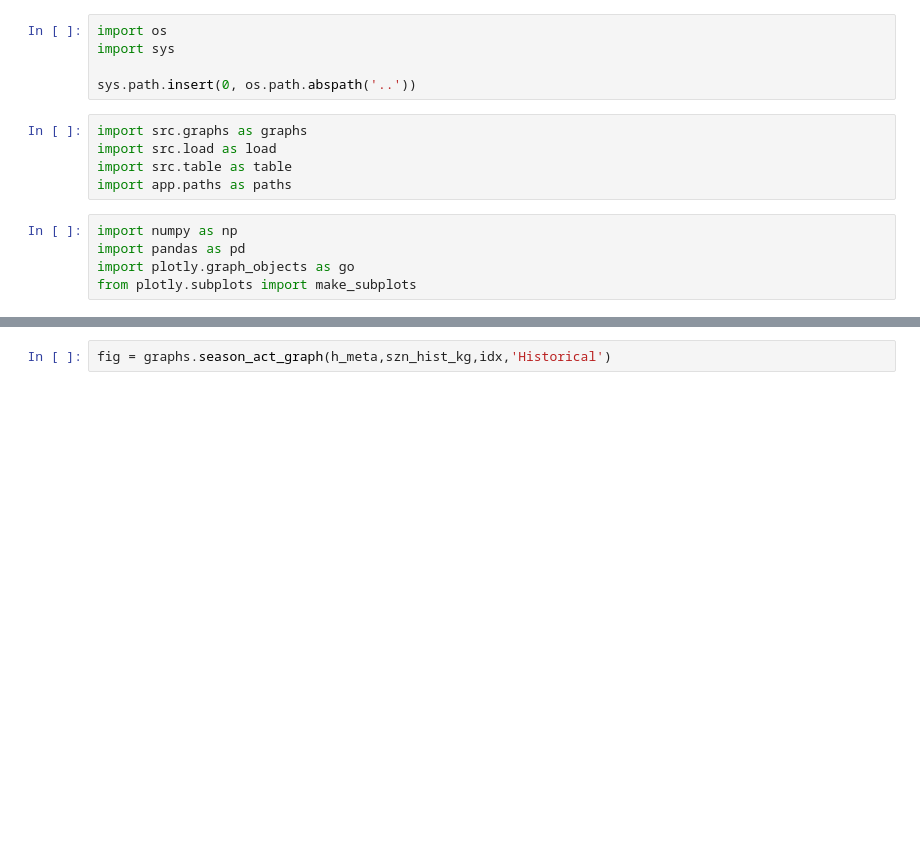
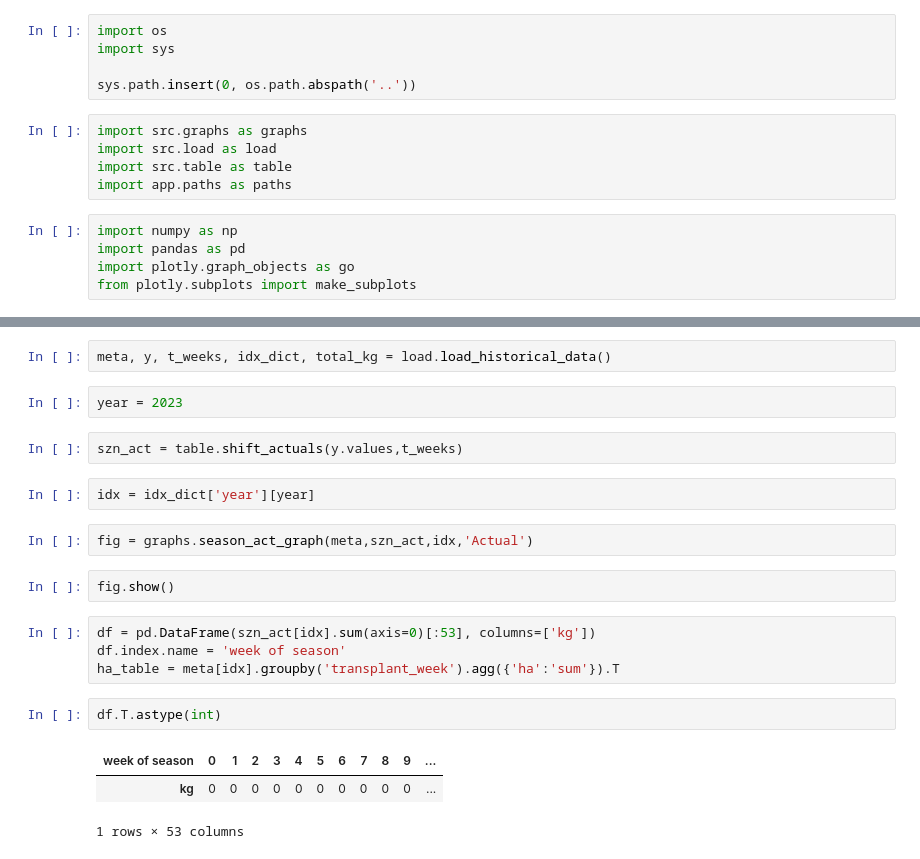
Before and after one commit to ZakirBAhmad/CherryOnTop, a Jupyter notebook: storyboard/hist.ipynb, the cells around one changed output, grey strips where cells are left out. Drawn from its saved outputs; the diff is of its cells as text; blank space fills up the shorter version.

```diff
--- a/storyboard/hist.ipynb
+++ b/storyboard/hist.ipynb
@@ -29,2 +16,22 @@ idx = h_idx_dict['year'][yearr]
+# %%
+meta, y, t_weeks, idx_dict, total_kg = load.load_historical_data()
+# %%
+year = 2023
+# %%
+szn_act = table.shift_actuals(y.values,t_weeks)
+# %%
+idx = idx_dict['year'][year]
 # %%
-fig = graphs.season_act_graph(h_meta,szn_hist_kg,idx,'Historical')
+fig = graphs.season_act_graph(meta,szn_act,idx,'Actual')
+# %%
+fig.show()
+# %%
+df = pd.DataFrame(szn_act[idx].sum(axis=0)[:53], columns=['kg'])
+df.index.name = 'week of season'
+ha_table = meta[idx].groupby('transplant_week').agg({'ha':'sum'}).T
+# %%
+df.T.astype(int)
+# %% [output]
+| week of season | 0 | 1 | 2 | 3 | 4 | 5 | 6 | 7 | 8 | 9 | ... |
+| kg | 0 | 0 | 0 | 0 | 0 | 0 | 0 | 0 | 0 | 0 | ... |
+1 rows × 53 columns
```
Also changed, not shown: parts of 4 cells of this notebook, 16 other files.
